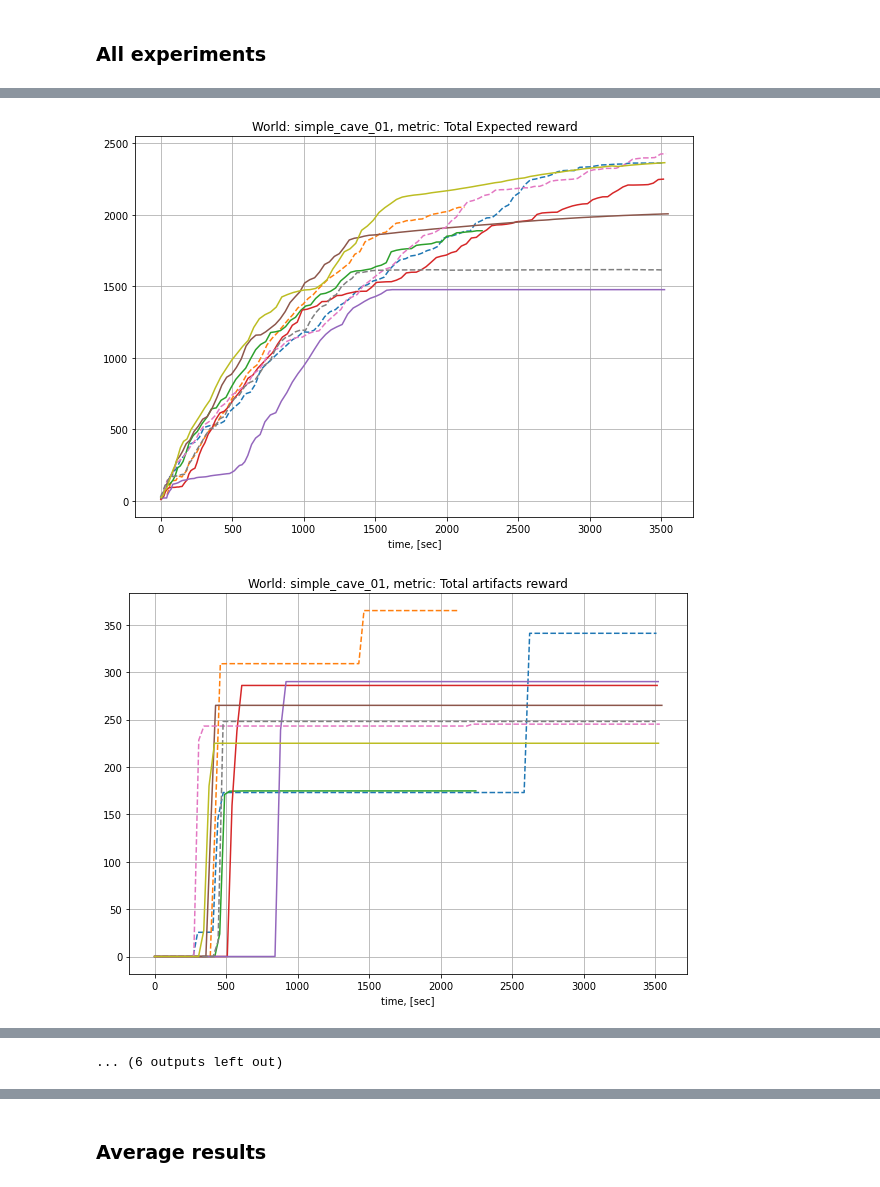
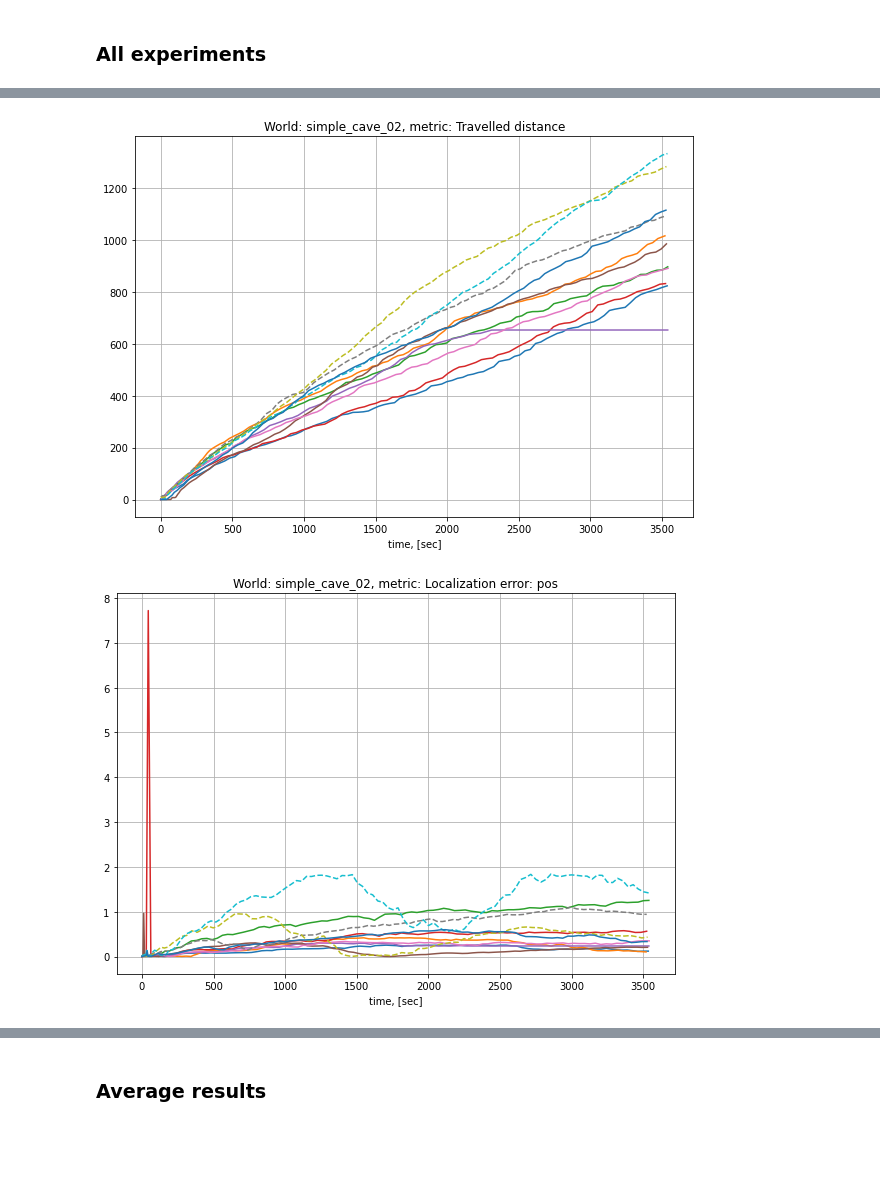
Before and after one commit to tpet/rpz_planning, a Jupyter notebook: notebooks/metrics_xls_parser.ipynb, the cells around one changed output, grey strips where cells are left out. Drawn from its saved outputs; the diff is of its cells as text; code cells hidden in the pictures; blank space fills up the shorter version.

```diff
--- a/notebooks/metrics_xls_parser.ipynb
+++ b/notebooks/metrics_xls_parser.ipynb
@@ -15,27 +15,29 @@ common_metrics = [
 #     'Map Edge loss',
 #     'Map Chamfer loss',
 #     'Artifacts Exploration completeness',
-    'Detections score',
-    'mAP',
-    'Total Expected reward',
-    'Total artifacts reward',
+#     'Detections score',
+#     'mAP',
+#     'Total Expected reward',
+#     'Total artifacts reward',
     'Travelled distance',
 #     'Total Actual reward',
     'Localization error: pos',
 #     'Localization error: ang'
+#     'Artifacts Localization error',
 ]
 
 worlds = ["simple_cave_01", "simple_cave_02", "simple_cave_03"]
-# worlds = ["simple_cave_02", "simple_cave_03"]
+# worlds = ["simple_cave_01", "simple_cave_02"]
 
 MIN_EXP_COMPL = 0.05
 MIN_TRAVELLED_DIST = 100
 
+# paths = ['../data/bags/mapping_eval/', '../data/bags/mapping_eval/wo_rewards_history/']
+# paths = ['../data/bags/mapping_eval/wo_rewards_history/']
 paths = ['../data/bags/mapping_eval/']
 
 # all metrics files
-for path in paths:
-    xls_files = [os.path.join(path, file) for file in os.listdir(path) if 'xls' in file]
+xls_files = [os.path.join(path, file) for path in paths for file in os.listdir(path) if 'xls' in file]
 
 # filter by worlds
 xls_files1 = []
@@ -47,6 +49,7 @@ xls_files = xls_files1
 
 # filter by computers
 # computers = ['ritz', 'halmos', 'goedel']
+# computers = ['halmos', 'ritz', 'zorn']
 computers = ['halmos', 'ritz']
 
 xls_files1 = []
@@ -93,20 +97,20 @@ for world in worlds:
     for i, metric in enumerate(common_metrics):
         plt.figure(figsize=(10, 7))
         plt.title(f"World: {world}, metric: {metric}")
-        for path in paths:
-            xls_files_world = [file for file in xls_files if world in file]
-            for file in xls_files_world:
-                data = pd.read_excel(file)
-                data = data.fillna(method='ffill')
-                if metric in data and \
-                   np.max(data['Exploration completeness']) > MIN_EXP_COMPL and \
-                   np.max(data['Travelled distance']) > MIN_TRAVELLED_DIST and \
-                   np.max(data[metric]) >= 0:
+        xls_files_world = [file for file in xls_files if world in file]
+        for file in xls_files_world:
+            data = pd.read_excel(file)
+            data = data.fillna(method='ffill')
+            if metric in data and \
+               np.max(data['Exploration completeness']) > MIN_EXP_COMPL and \
+               np.max(data['Travelled distance']) > MIN_TRAVELLED_DIST and \
+               np.max(data[metric]) >= 0:
+                if 'Localization error: pos' in data:
                     data['Localization error: pos'] = np.abs(data['Localization error: pos'] - data['Localization error: pos'][0])
-#                     data['Localization error: ang'] = data['Localization error: ang'] - data['Localization error: ang'][0]
-                    ls = 'solid' if 'true' in file else 'dashed'
-                    t = data['Time stamp'] - data['Time stamp'][0]
-                    plt.plot(t, data[metric], linestyle=ls, label=file)
+#                         data['Localization error: ang'] = data['Localization error: ang'] - data['Localization error: ang'][0]
+                ls = 'solid' if 'true' in file else 'dashed'
+                t = data['Time stamp'] - data['Time stamp'][0]
+                plt.plot(t, data[metric], linestyle=ls, label=file)
         plt.grid()
         plt.xlabel('time, [sec]')
 #         plt.legend()
@@ -118,2 +122,2 @@ for world in worlds:
-[figure, old version]
+[figure, new version]
-[figure, old version]
+[figure, new version]
@@ -128 +125,0 @@ for world in worlds:
-... (6 outputs left out)
```
Also changed, not shown: parts of 7 cells of this notebook, 3 other files.
